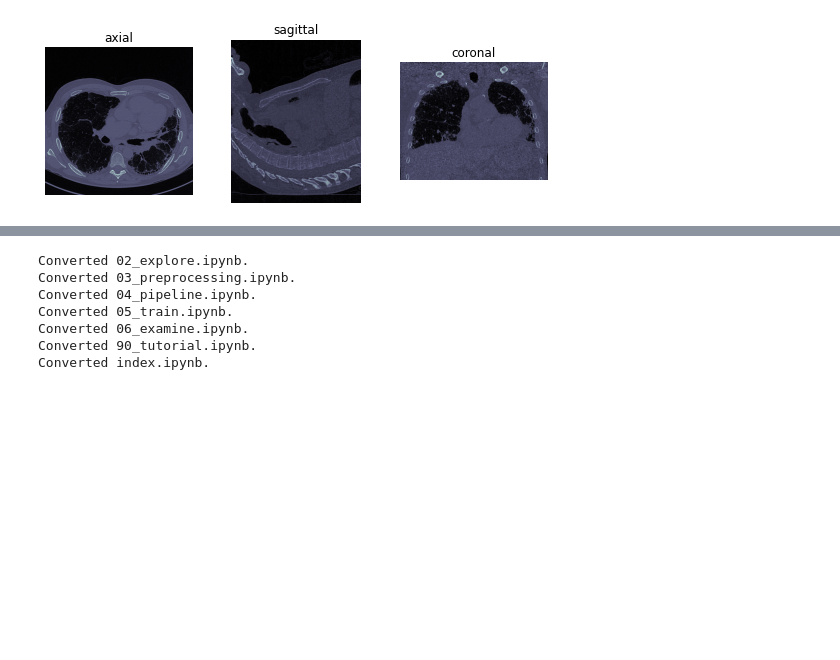
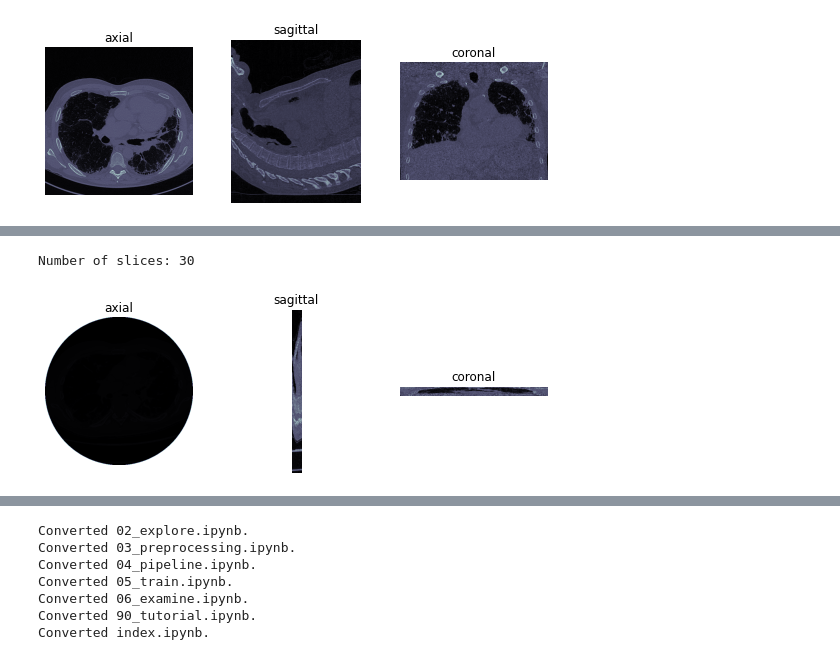
Before and after one commit to asvcode/fmi, a Jupyter notebook: nbs/02_explore.ipynb, the cells around one changed output, grey strips where cells are left out. Drawn from its saved outputs; the diff is of its cells as text; code cells hidden in the pictures; blank space fills up the shorter version.

```diff
--- a/nbs/02_explore.ipynb
+++ b/nbs/02_explore.ipynb
@@ -344,0 +351,5 @@ Number of slices: 408
+# %%
+show_aspects(test30, show=True, atype=np.uint16)
+# %% [output]
+Number of slices: 30
+[figure, added]
```
Also changed, not shown: parts of 4 cells of this notebook, 2 other files.
